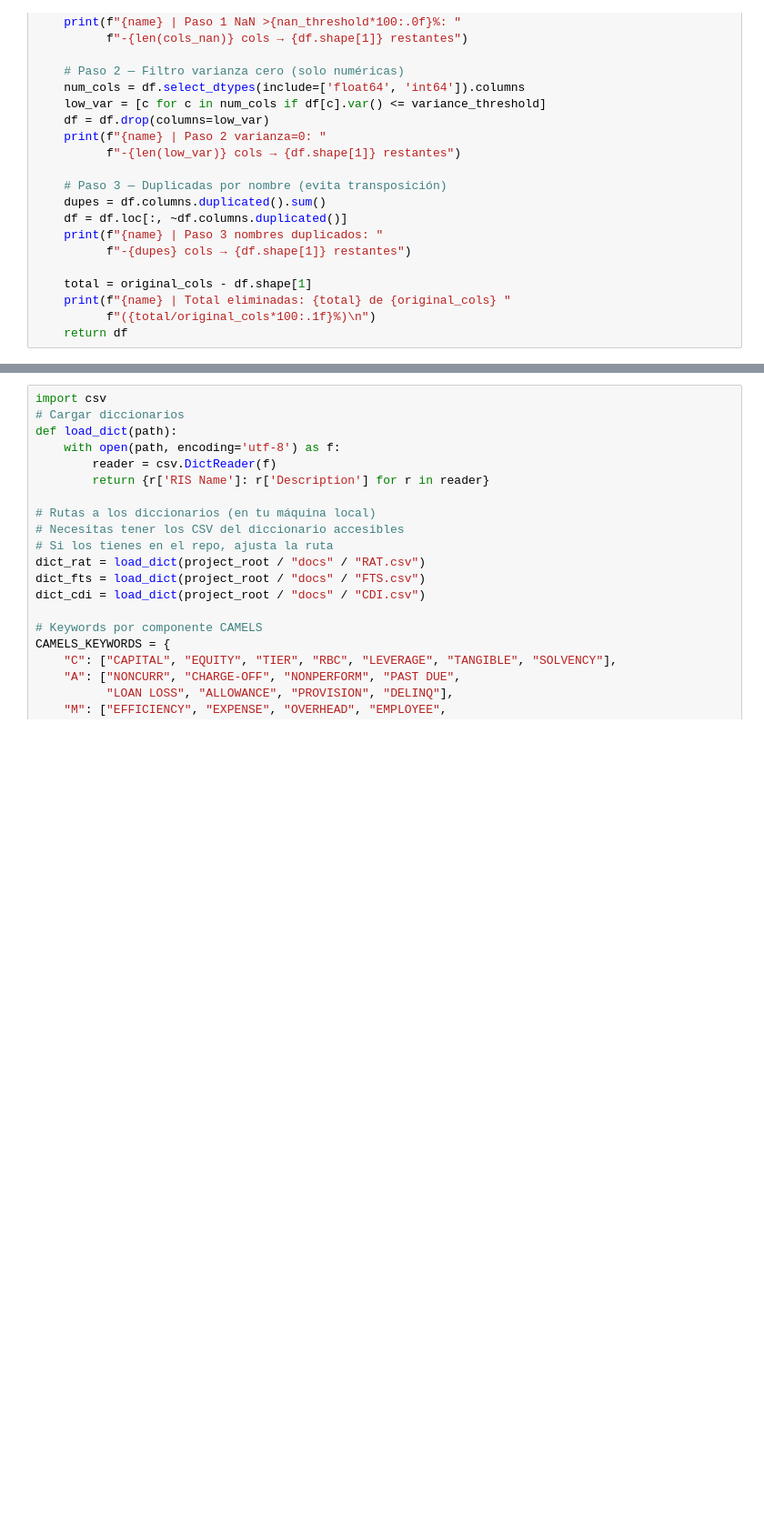
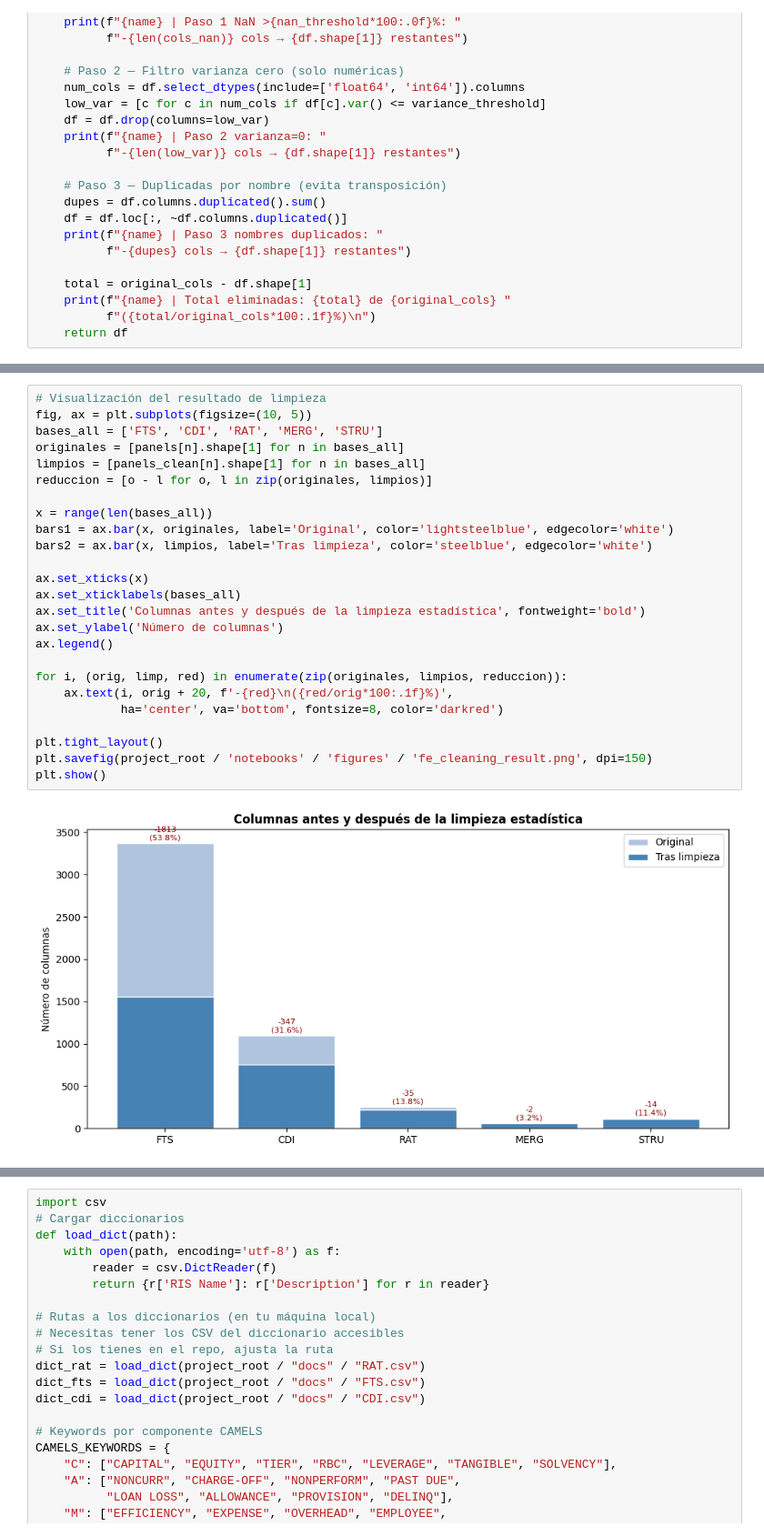
Before and after one commit to andrescarro192/tfm-financial_risk, a Jupyter notebook: notebooks/02_feature_engineering.ipynb, the cells around one changed output, grey strips where cells are left out. Shown at 91% size. Cells and saved outputs as stored; diff of their text form; blank space fills up the shorter version.

```diff
--- a/notebooks/02_feature_engineering.ipynb
+++ b/notebooks/02_feature_engineering.ipynb
@@ -134 +229,28 @@ for name in ['FTS', 'CDI', 'RAT', 'MERG', 'STRU']:
+# %%
+# Visualización del resultado de limpieza
+fig, ax = plt.subplots(figsize=(10, 5))
+bases_all = ['FTS', 'CDI', 'RAT', 'MERG', 'STRU']
+originales = [panels[n].shape[1] for n in bases_all]
+limpios = [panels_clean[n].shape[1] for n in bases_all]
+reduccion = [o - l for o, l in zip(originales, limpios)]
+
+x = range(len(bases_all))
+bars1 = ax.bar(x, originales, label='Original', color='lightsteelblue', edgecolor='white')
+bars2 = ax.bar(x, limpios, label='Tras limpieza', color='steelblue', edgecolor='white')
+
+ax.set_xticks(x)
+ax.set_xticklabels(bases_all)
+ax.set_title('Columnas antes y después de la limpieza estadística', fontweight='bold')
+ax.set_ylabel('Número de columnas')
+ax.legend()
+
+for i, (orig, limp, red) in enumerate(zip(originales, limpios, reduccion)):
+    ax.text(i, orig + 20, f'-{red}\n({red/orig*100:.1f}%)',
+            ha='center', va='bottom', fontsize=8, color='darkred')
+
+plt.tight_layout()
+plt.savefig(project_root / 'notebooks' / 'figures' / 'fe_cleaning_result.png', dpi=150)
+plt.show()
+# %% [output]
+[figure, added]
 # %% [markdown]
```
Also changed, not shown: parts of 39 cells of this notebook.
